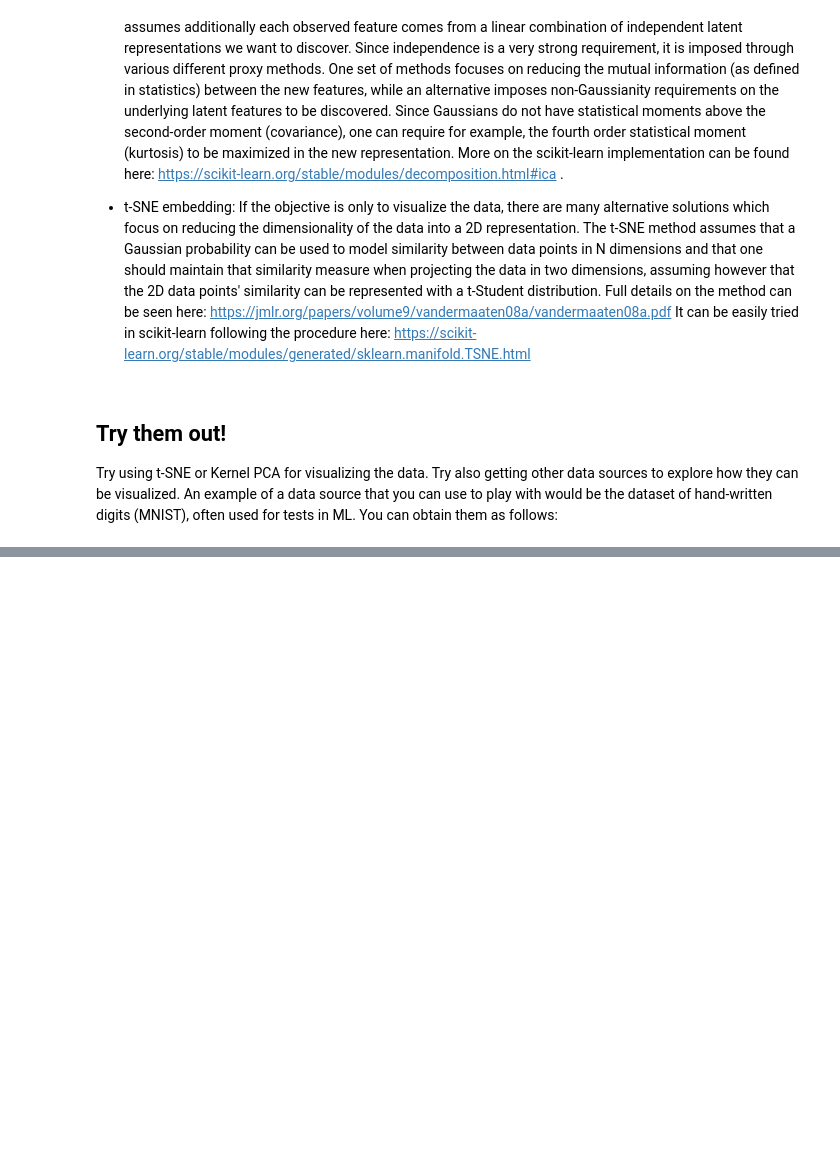
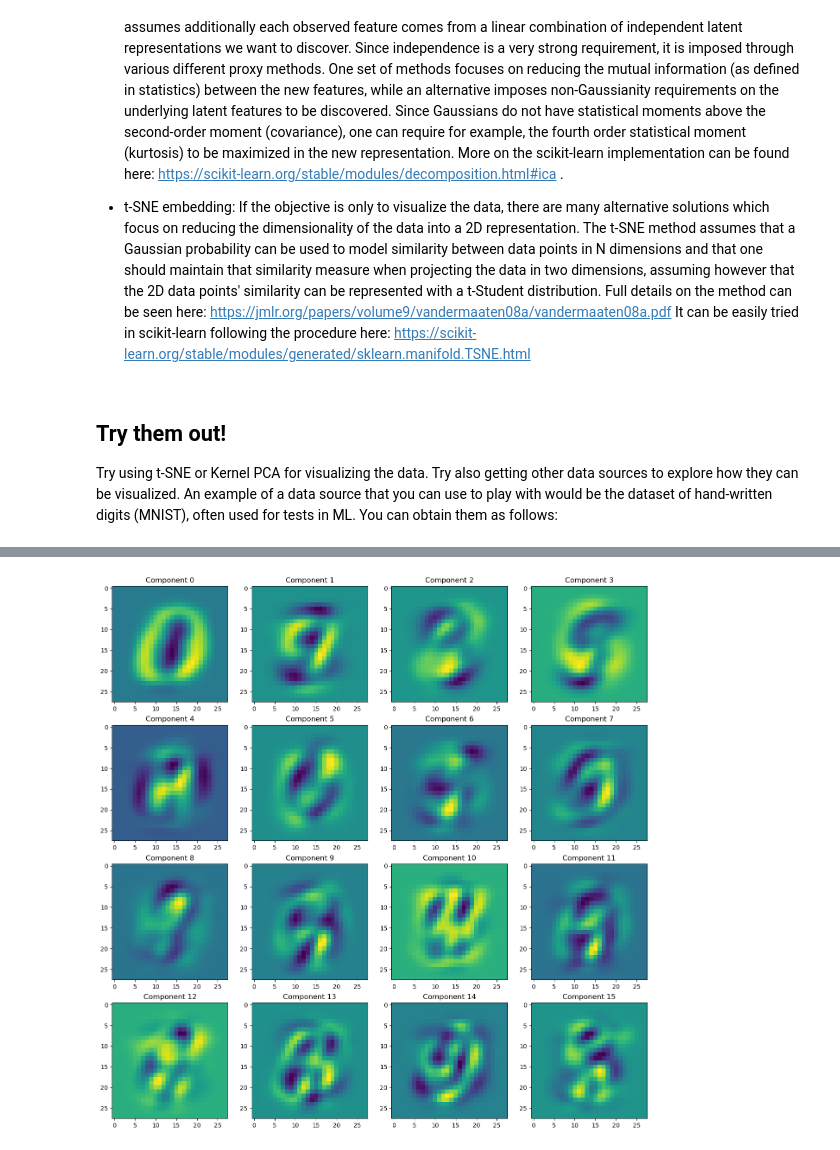
Before and after one commit to European-XFEL/ml-lecture-eiroforum, a Jupyter notebook: 2.1 Representation Learning.ipynb, the cells around one changed output, grey strips where cells are left out. Saved outputs shown, nothing was run; the diff lists cells and outputs as text; code cells hidden in the pictures; blank space fills up the shorter version.

```diff
--- a/2.1 Representation Learning.ipynb
+++ b/2.1 Representation Learning.ipynb
@@ -129,0 +159,12 @@ data, labels = fetch_openml("mnist_784", version=1, return_X_y=True, as_frame=Fa
+# %%
+pca = PCA(16, whiten=True)
+data_t = pca.fit_transform(data)
+# %%
+fig, ax = plt.subplots(figsize=(16, 16), ncols=4, nrows=4)
+for i in range(4):
+    for j in range(4):
+        ax[i,j].imshow(pca.components_[i*4+j].reshape(28,28))
+        ax[i,j].set_title(f"Component {i*4+j}")
+plt.show()
+# %% [output]
+[figure, added]
```
Also changed, not shown: parts of 5 cells of this notebook.
